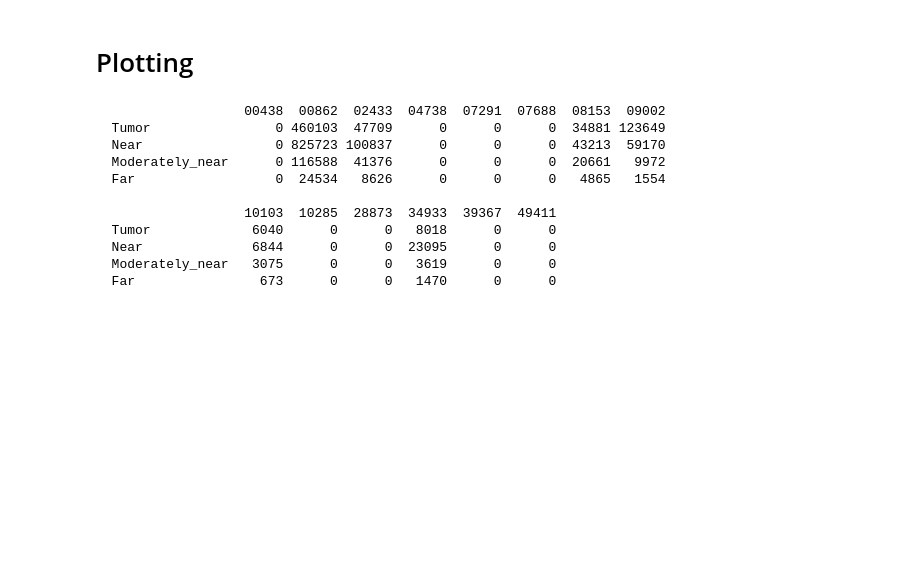
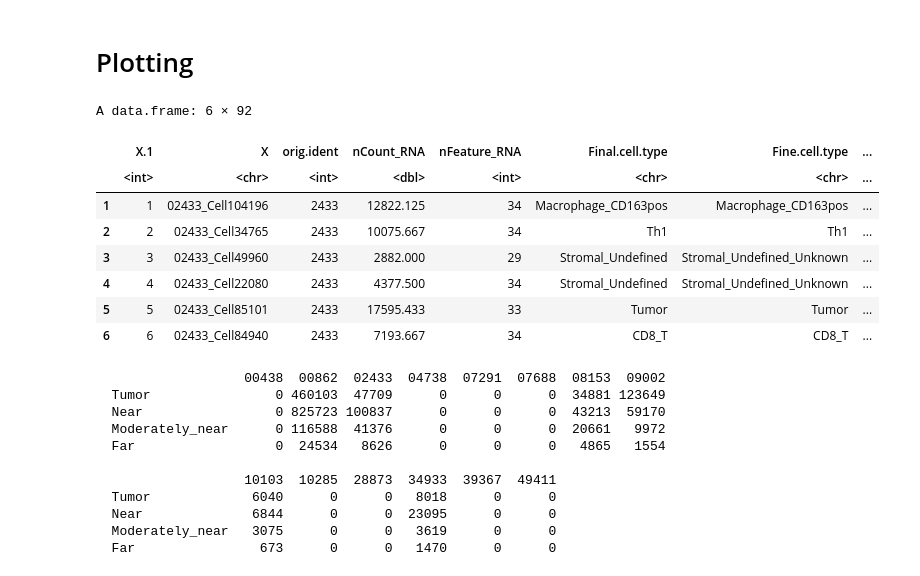
Before and after one commit to FenyoLab/EC_codeximaging, a Jupyter notebook: notebooks/semla_distance_analysis_cervical.ipynb, the cells around one changed output. Cells and saved outputs as stored; diff of their text form; code cells hidden in the pictures; blank space fills up the shorter version.

```diff
--- a/notebooks/semla_distance_analysis_cervical.ipynb
+++ b/notebooks/semla_distance_analysis_cervical.ipynb
@@ -231,6 +232,19 @@ sum(total_metadata$orig.ident %in% samples_chosen)
 write.csv(total_metadata, "/gpfs/home/yb2612/yb2612_fenyo/data/seurat_objects/Cervical_v5_obj_metadata_1to5_7_radial_distances_kmeans.csv")
 # %% [markdown]
 # Plotting
+# %%
+total_metadata <- read.csv("/gpfs/home/yb2612/yb2612_fenyo/data/seurat_objects/Cervical_v5_obj_metadata_total_metadata_radial_distances_kmeans_fixed_parent_tiles_updated.csv")
+head(total_metadata)
+# %% [output]
+A data.frame: 6 × 92
+|  | X.1 | X | orig.ident | nCount_RNA | nFeature_RNA | Final.cell.type | Fine.cell.type | ... |
+|  | <int> | <chr> | <int> | <dbl> | <int> | <chr> | <chr> | ... |
+| 1 | 1 | 02433_Cell104196 | 2433 | 12822.125 | 34 | Macrophage_CD163pos | Macrophage_CD163pos | ... |
+| 2 | 2 | 02433_Cell34765 | 2433 | 10075.667 | 34 | Th1 | Th1 | ... |
+| 3 | 3 | 02433_Cell49960 | 2433 | 2882.000 | 29 | Stromal_Undefined | Stromal_Undefined_Unknown | ... |
+| 4 | 4 | 02433_Cell22080 | 2433 | 4377.500 | 34 | Stromal_Undefined | Stromal_Undefined_Unknown | ... |
+| 5 | 5 | 02433_Cell85101 | 2433 | 17595.433 | 33 | Tumor | Tumor | ... |
+| 6 | 6 | 02433_Cell84940 | 2433 | 7193.667 | 34 | CD8_T | CD8_T | ... |
 # %%
 table(total_metadata$Tumor_dist_kmeans,total_metadata$orig.ident)
 # %% [output]
```
Also changed, not shown: parts of 9 cells of this notebook.
